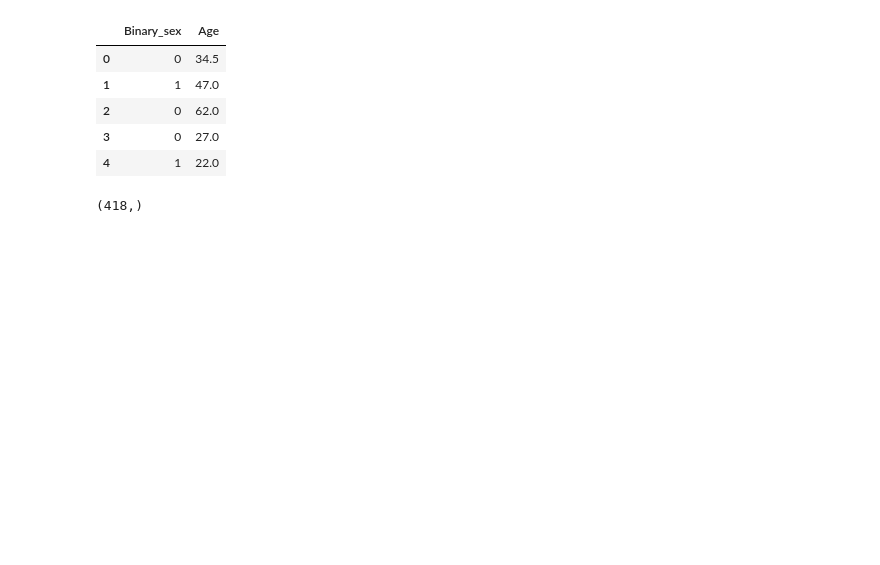
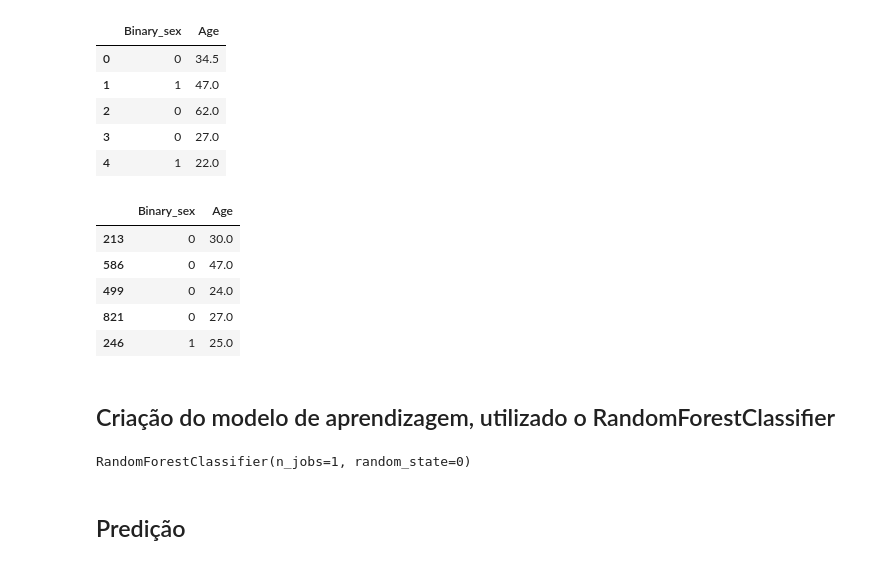
Before and after one commit to natibn/titanic, a Jupyter notebook: titanic.ipynb, the cells around one changed output. Drawn from its saved outputs; the diff is of its cells as text; code cells hidden in the pictures; blank space fills up the shorter version.

```diff
--- a/titanic.ipynb
+++ b/titanic.ipynb
@@ -58,7 +54,6 @@ train.head()
 # %%
 X = train[variaveis]
-X.fillna(-1)
+X = X.fillna(-1)
 Y = train['Survived']
-modelo.fit(X, Y)
 # %% [output]
 RandomForestClassifier(n_jobs=-1, random_state=0)
@@ -81,5 +80,24 @@ p = modelo.predict(X_prev)
+# %%
+np.random.seed(0)
+X_treino, X_validacao, Y_treino, Y_validacao = train_test_split(X, Y, test_size=0.5)
+X_treino.head()
+# %% [output]
+|  | Binary_sex | Age |
+| 213 | 0 | 30.0 |
+| 586 | 0 | 47.0 |
+| 499 | 0 | 24.0 |
+| 821 | 0 | 27.0 |
+| 246 | 1 | 25.0 |
+# %% [markdown]
+## Criação do modelo de aprendizagem, utilizado o RandomForestClassifier
+# %%
+modelo = RandomForestClassifier(n_estimators=100, n_jobs=1, random_state=0)
+modelo.fit(X_treino, Y_treino)
+# %% [output]
+RandomForestClassifier(n_jobs=1, random_state=0)
+# %% [markdown]
+## Predição
 # %%
+p = modelo.predict(X_validacao)
 sub = pd.Series(p, index=test['PassengerId'], name='Survived')
 sub.shape
-# %% [output]
-(418,)
```
Also changed, not shown: parts of 11 cells of this notebook.
